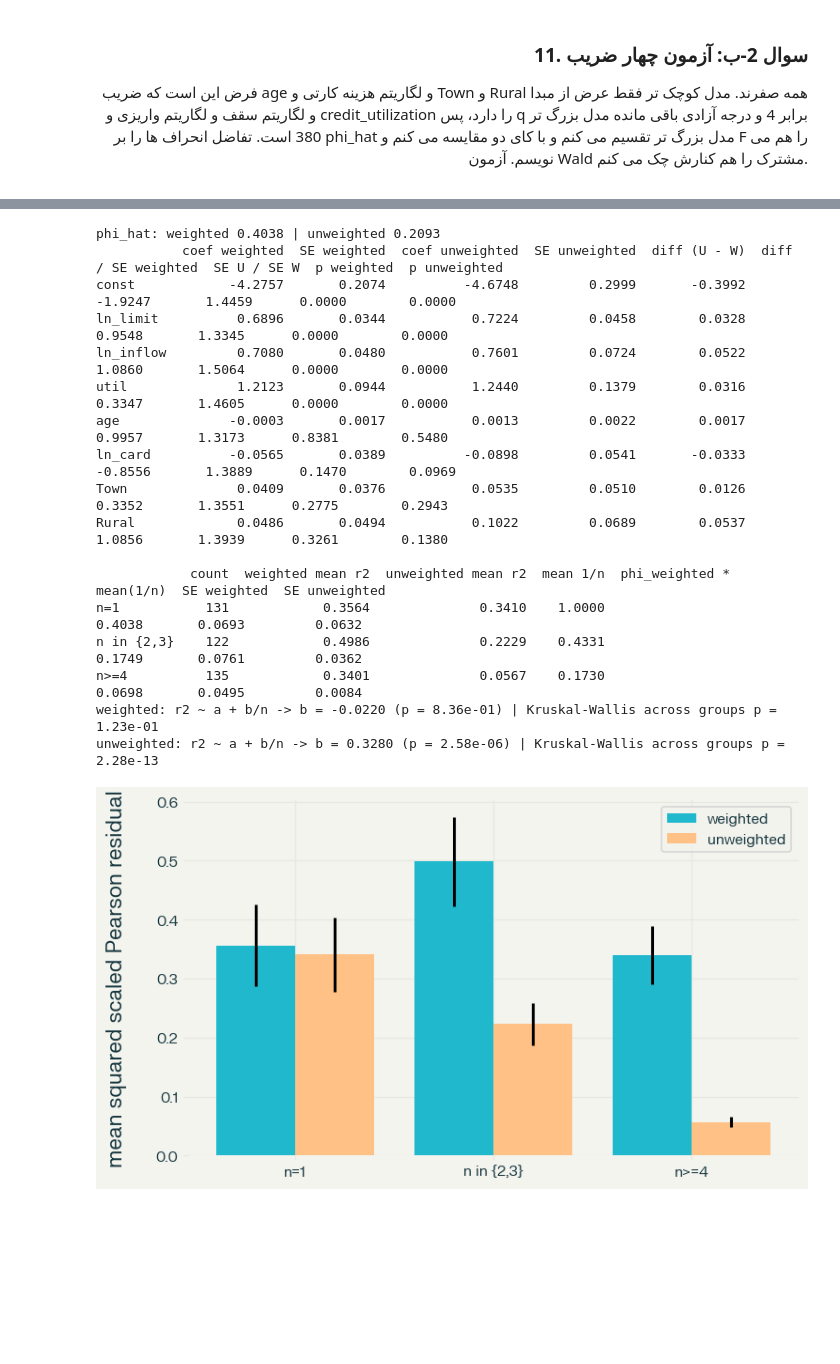
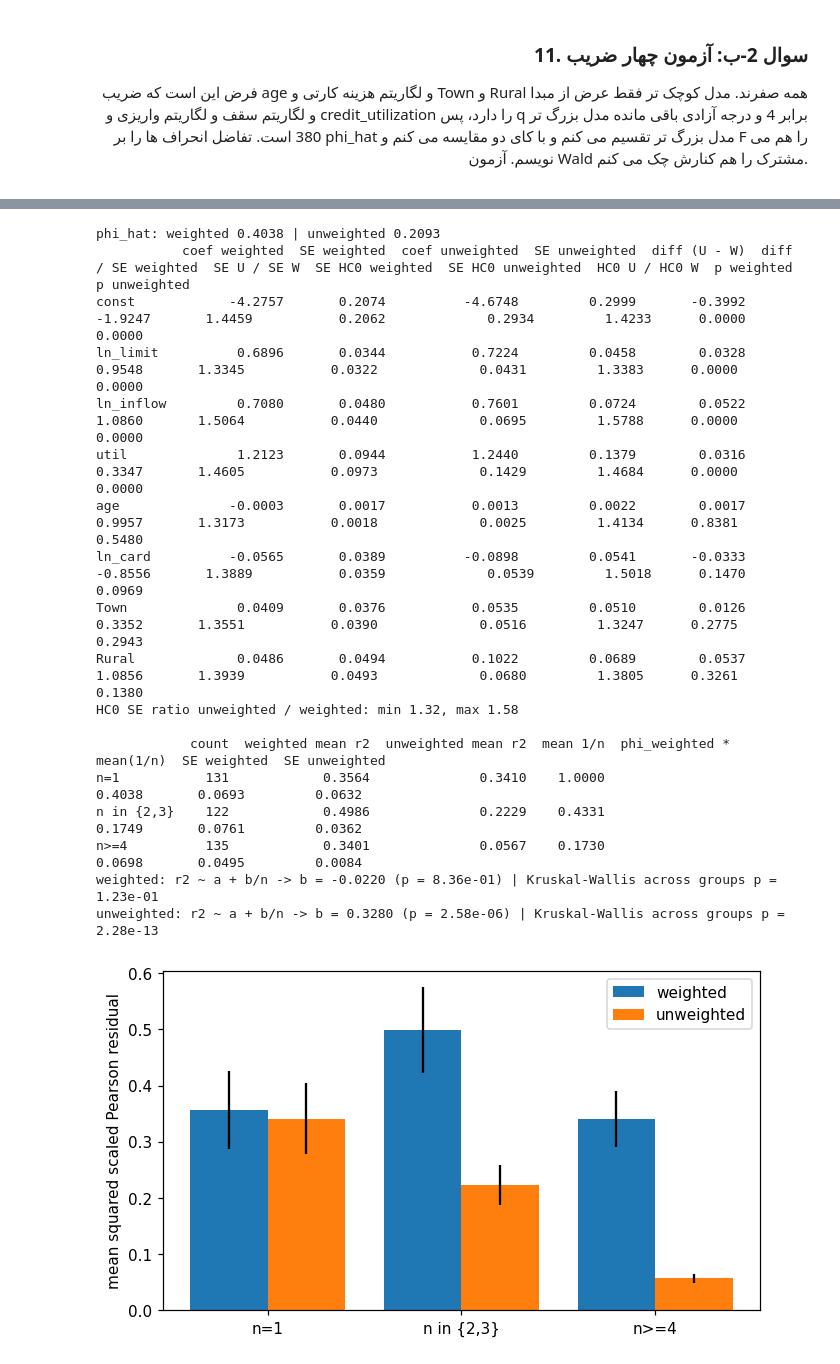
Before and after one commit to KiarashAkbari/dotin, a Jupyter notebook: term-3/answers/T3_Stat_C04_Kiarash_Akbari/T3_Stat_C04_Kiarash_Akbari.ipynb, the cells around one changed output, grey strips where cells are left out. Cells and saved outputs as stored; diff of their text form; code cells hidden in the pictures; blank space fills up the shorter version.

```diff
--- a/term-3/answers/T3_Stat_C04_Kiarash_Akbari/T3_Stat_C04_Kiarash_Akbari.ipynb
+++ b/term-3/answers/T3_Stat_C04_Kiarash_Akbari/T3_Stat_C04_Kiarash_Akbari.ipynb
@@ -28,7 +28,7 @@ from scipy import stats, special
 from scipy.optimize import minimize_scalar
 from statsmodels.stats.diagnostic import het_breuschpagan
 from IPython.display import display, Image
-warnings.filterwarnings('ignore')
+warnings.filterwarnings('ignore', category=FutureWarning)
 
 SEED = 42
 np.random.seed(SEED)
@@ -49,7 +49,7 @@ def find_data():
                   f / 'datasets' / 'bank_season3_part2.csv', f / 'term-3' / 'datasets' / 'bank_season3_part2.csv']:
             if q.exists():
                 return q
-    raise FileNotFoundError('bank_season3_part2.csv not found')
+    raise FileNotFoundError('bank_season3_part2.csv not found: put it next to the notebook or in a dataset/ folder')
 
 raw = pd.read_csv(find_data())
 print('shape:', raw.shape)
@@ -405,11 +420,28 @@ topt = pd.DataFrame({'customer_id': d['customer_id'].to_numpy()[top], 'y': yv[to
                      'visits': d['branch_visits'].to_numpy()[top], 'ln_inflow': d['ln_inflow'].to_numpy()[top]})
 print()
 print(topt.round(3).to_string(index=False))
-print('\nPoisson |deviance resid| > 2: %d (%.1f%%) | > 3: %d (%.1f%%)' % ((np.abs(rD) > 2).sum(), 100 * (np.abs(rD) > 2).mean(), (np.abs(rD) > 3).sum(), 100 * (np.abs(rD) > 3).mean()))
-print('NB2 |Pearson resid| > 2: %d (%.1f%%) | > 3: %d (%.1f%%)' % ((np.abs(rP_nb) > 2).sum(), 100 * (np.abs(rP_nb) > 2).mean(), (np.abs(rP_nb) > 3).sum(), 100 * (np.abs(rP_nb) > 3).mean()))
-print('top five share of total deviance: %.1f%%' % (100 * dev_i[top].sum() / pois.deviance))
+print('\nobserved: Poisson |deviance resid| > 3: %d | NB2 |Pearson resid| > 3: %d | top five share of total deviance: %.1f%%' % (
+    (np.abs(rD) > 3).sum(), (np.abs(rP_nb) > 3).sum(), 100 * dev_i[top].sum() / pois.deviance))
 print('zeros: observed %d | Poisson expected %.1f | NB2 expected %.1f' % ((yv == 0).sum(), np.exp(-mu1).sum(), ((theta / (theta + mu_nb)) ** theta).sum()))
-print('customers with |NB2 Pearson| > 3 among the top five:', int((np.abs(rP_nb[top]) > 3).sum()))
+
+rngP = np.random.default_rng(SEED + 1)
+cntP = np.empty(2000)
+for k in range(2000):
+    ys = rngP.poisson(mu1).astype(float)
+    yl_ = np.where(ys > 0, ys * np.log(np.where(ys > 0, ys, 1) / mu1), 0.0)
+    rd_ = np.sign(ys - mu1) * np.sqrt(np.maximum(2 * (yl_ - (ys - mu1)), 0))
+    cntP[k] = (np.abs(rd_) > 3).sum()
+rngN = np.random.default_rng(SEED)
+cntN = np.empty(2000); maxN = np.empty(2000)
+for k in range(2000):
+    ys = rngN.negative_binomial(theta, theta / (theta + mu_nb))
+    rr = (ys - mu_nb) / np.sqrt(mu_nb + mu_nb ** 2 / theta)
+    cntN[k] = (np.abs(rr) > 3).sum(); maxN[k] = np.abs(rr).max()
+print('\nsimulation under the fitted Poisson (2000 datasets): mean number of |deviance resid| > 3 = %.2f, 95%% range %s, max %d' % (
+    cntP.mean(), np.percentile(cntP, [2.5, 97.5]).tolist(), cntP.max()))
+print('simulation under the fitted NB2 (2000 datasets): mean number of |Pearson resid| > 3 = %.1f, 95%% range %s | P(count >= 12) = %.2f' % (
+    cntN.mean(), np.percentile(cntN, [2.5, 97.5]).tolist(), np.mean(cntN >= 12)))
+print('NB2: P(largest |Pearson resid| >= observed %.2f) = %.2f' % (np.abs(rP_nb).max(), np.mean(maxN >= np.abs(rP_nb).max())))
 # %% [output]
       n   ybar  mubar  mean_sq  nb_var  quasi_var  mu_low  mu_high
 dec
@@ -798,54 +835,61 @@ all weights x7: max coefficient change 6.2e-15 | phi_hat 2.8264 (was 0.4038) | S
 
 </div>
 # %%
+gam_wr = sm.GLM(y2, Xg, family=fam, var_weights=g['w']).fit(cov_type='HC0')
+gam_ur = sm.GLM(y2, Xg, family=fam).fit(cov_type='HC0')
 cmp_w = pd.DataFrame({'coef weighted': gam.params, 'SE weighted': gam.bse, 'coef unweighted': gam_u.params, 'SE unweighted': gam_u.bse})
 cmp_w['diff (U - W)'] = cmp_w['coef unweighted'] - cmp_w['coef weighted']
 cmp_w['diff / SE weighted'] = cmp_w['diff (U - W)'] / cmp_w['SE weighted']
 cmp_w['SE U / SE W'] = cmp_w['SE unweighted'] / cmp_w['SE weighted']
+cmp_w['SE HC0 weighted'] = gam_wr.bse
+cmp_w['SE HC0 unweighted'] = gam_ur.bse
+cmp_w['HC0 U / HC0 W'] = cmp_w['SE HC0 unweighted'] / cmp_w['SE HC0 weighted']
 cmp_w['p weighted'] = gam.pvalues
 cmp_w['p unweighted'] = gam_u.pvalues
 print('phi_hat: weighted %.4f | unweighted %.4f' % (phi2, phi_u))
 print(cmp_w.round(4).to_string())
+print('HC0 SE ratio unweighted / weighted: min %.2f, max %.2f' % (cmp_w['HC0 U / HC0 W'].min(), cmp_w['HC0 U / HC0 W'].max()))
 rw = np.sqrt(w) * (y2v - mu2) / mu2
 ru = (y2v - mu_u) / mu_u
 tab_r = pd.DataFrame({'count': grp.value_counts().sort_index(),
-                      'weighted mean r2': pd.Series(rw ** 2).groupby(grp.values).mean(),
-                      'unweighted mean r2': pd.Series(ru ** 2).groupby(grp.values).mean(),
-                      'mean 1/n': pd.Series(1 / w).groupby(grp.values).mean()})
+                      'weighted mean r2': pd.Series(rw ** 2).groupby(grp.values, observed=False).mean(),
+                      'unweighted mean r2': pd.Series(ru ** 2).groupby(grp.values, observed=False).mean(),
+                      'mean 1/n': pd.Series(1 / w).groupby(grp.values, observed=False).mean()})
 tab_r['phi_weighted * mean(1/n)'] = phi2 * tab_r['mean 1/n']
-tab_r['SE weighted'] = pd.Series(rw ** 2).groupby(grp.values).std() / np.sqrt(tab_r['count'])
-tab_r['SE unweighted'] = pd.Series(ru ** 2).groupby(grp.values).std() / np.sqrt(tab_r['count'])
+tab_r['SE weighted'] = pd.Series(rw ** 2).groupby(grp.values, observed=False).std() / np.sqrt(tab_r['count'])
+tab_r['SE unweighted'] = pd.Series(ru ** 2).groupby(grp.values, observed=False).std() / np.sqrt(tab_r['count'])
 print()
 print(tab_r.round(4).to_string())
 for name, rr in (('weighted', rw), ('unweighted', ru)):
     o = sm.OLS(rr ** 2, sm.add_constant(1 / w)).fit()
     kw = stats.kruskal(*[rr[(grp == l).to_numpy()] ** 2 for l in grp.cat.categories])
     print('%s: r2 ~ a + b/n -> b = %.4f (p = %.2e) | Kruskal-Wallis across groups p = %.2e' % (name, o.params[1], o.pvalues[1], kw.pvalue))
 fig, ax = plt.subplots(figsize=(7, 4))
 xs = np.arange(3)
 ax.bar(xs - 0.2, tab_r['weighted mean r2'], 0.4, yerr=tab_r['SE weighted'], label='weighted')
 ax.bar(xs + 0.2, tab_r['unweighted mean r2'], 0.4, yerr=tab_r['SE unweighted'], label='unweighted')
 ax.set_xticks(xs); ax.set_xticklabels(tab_r.index); ax.set_ylabel('mean squared scaled Pearson residual'); ax.legend()
 show()
 # %% [output]
 phi_hat: weighted 0.4038 | unweighted 0.2093
-           coef weighted  SE weighted  coef unweighted  SE unweighted  diff (U - W)  diff / SE weighted  SE U / SE W  p weighted  p unweighted
-const            -4.2757       0.2074          -4.6748         0.2999       -0.3992             -1.9247       1.4459      0.0000        0.0000
-ln_limit          0.6896       0.0344           0.7224         0.0458        0.0328              0.9548       1.3345      0.0000        0.0000
-ln_inflow         0.7080       0.0480           0.7601         0.0724        0.0522              1.0860       1.5064      0.0000        0.0000
-util              1.2123       0.0944           1.2440         0.1379        0.0316              0.3347       1.4605      0.0000        0.0000
-age              -0.0003       0.0017           0.0013         0.0022        0.0017              0.9957       1.3173      0.8381        0.5480
-ln_card          -0.0565       0.0389          -0.0898         0.0541       -0.0333             -0.8556       1.3889      0.1470        0.0969
-Town              0.0409       0.0376           0.0535         0.0510        0.0126              0.3352       1.3551      0.2775        0.2943
-Rural             0.0486       0.0494           0.1022         0.0689        0.0537              1.0856       1.3939      0.3261        0.1380
+           coef weighted  SE weighted  coef unweighted  SE unweighted  diff (U - W)  diff / SE weighted  SE U / SE W  SE HC0 weighted  SE HC0 unweighted  HC0 U / HC0 W  p weighted  p unweighted
+const            -4.2757       0.2074          -4.6748         0.2999       -0.3992             -1.9247       1.4459           0.2062             0.2934         1.4233      0.0000        0.0000
+ln_limit          0.6896       0.0344           0.7224         0.0458        0.0328              0.9548       1.3345           0.0322             0.0431         1.3383      0.0000        0.0000
+ln_inflow         0.7080       0.0480           0.7601         0.0724        0.0522              1.0860       1.5064           0.0440             0.0695         1.5788      0.0000        0.0000
+util              1.2123       0.0944           1.2440         0.1379        0.0316              0.3347       1.4605           0.0973             0.1429         1.4684      0.0000        0.0000
+age              -0.0003       0.0017           0.0013         0.0022        0.0017              0.9957       1.3173           0.0018             0.0025         1.4134      0.8381        0.5480
+ln_card          -0.0565       0.0389          -0.0898         0.0541       -0.0333             -0.8556       1.3889           0.0359             0.0539         1.5018      0.1470        0.0969
+Town              0.0409       0.0376           0.0535         0.0510        0.0126              0.3352       1.3551           0.0390             0.0516         1.3247      0.2775        0.2943
+Rural             0.0486       0.0494           0.1022         0.0689        0.0537              1.0856       1.3939           0.0493             0.0680         1.3805      0.3261        0.1380
+HC0 SE ratio unweighted / weighted: min 1.32, max 1.58
 
             count  weighted mean r2  unweighted mean r2  mean 1/n  phi_weighted * mean(1/n)  SE weighted  SE unweighted
 n=1           131            0.3564              0.3410    1.0000                    0.4038       0.0693         0.0632
 n in {2,3}    122            0.4986              0.2229    0.4331                    0.1749       0.0761         0.0362
 n>=4          135            0.3401              0.0567    0.1730                    0.0698       0.0495         0.0084
 weighted: r2 ~ a + b/n -> b = -0.0220 (p = 8.36e-01) | Kruskal-Wallis across groups p = 1.23e-01
 unweighted: r2 ~ a + b/n -> b = 0.3280 (p = 2.58e-06) | Kruskal-Wallis across groups p = 2.28e-13
-[figure, old version]
+[figure, new version]
 # %% [markdown]
 <div dir="rtl" style="text-align: right;">
 
```
Also changed, not shown: parts of 25 cells of this notebook, 1 other file.
